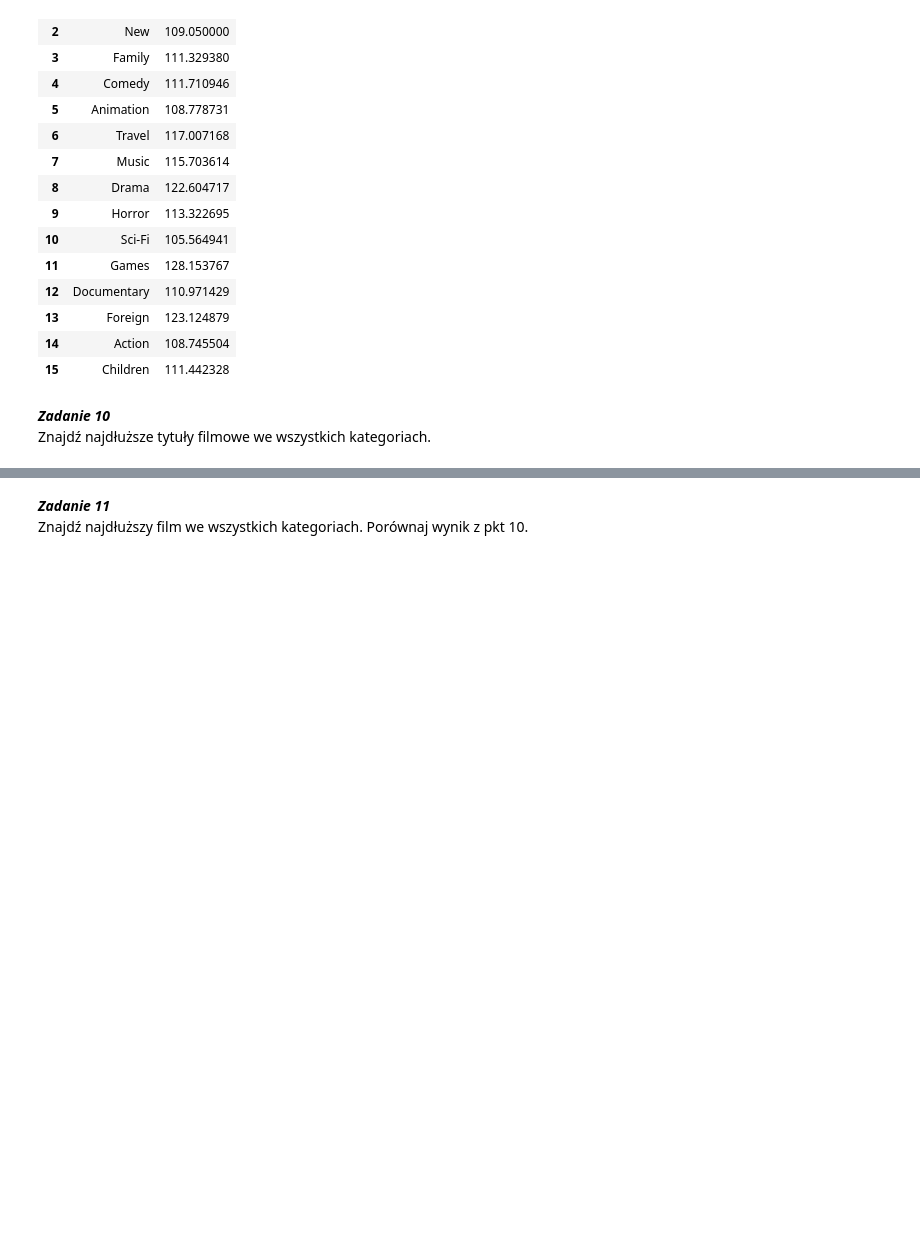
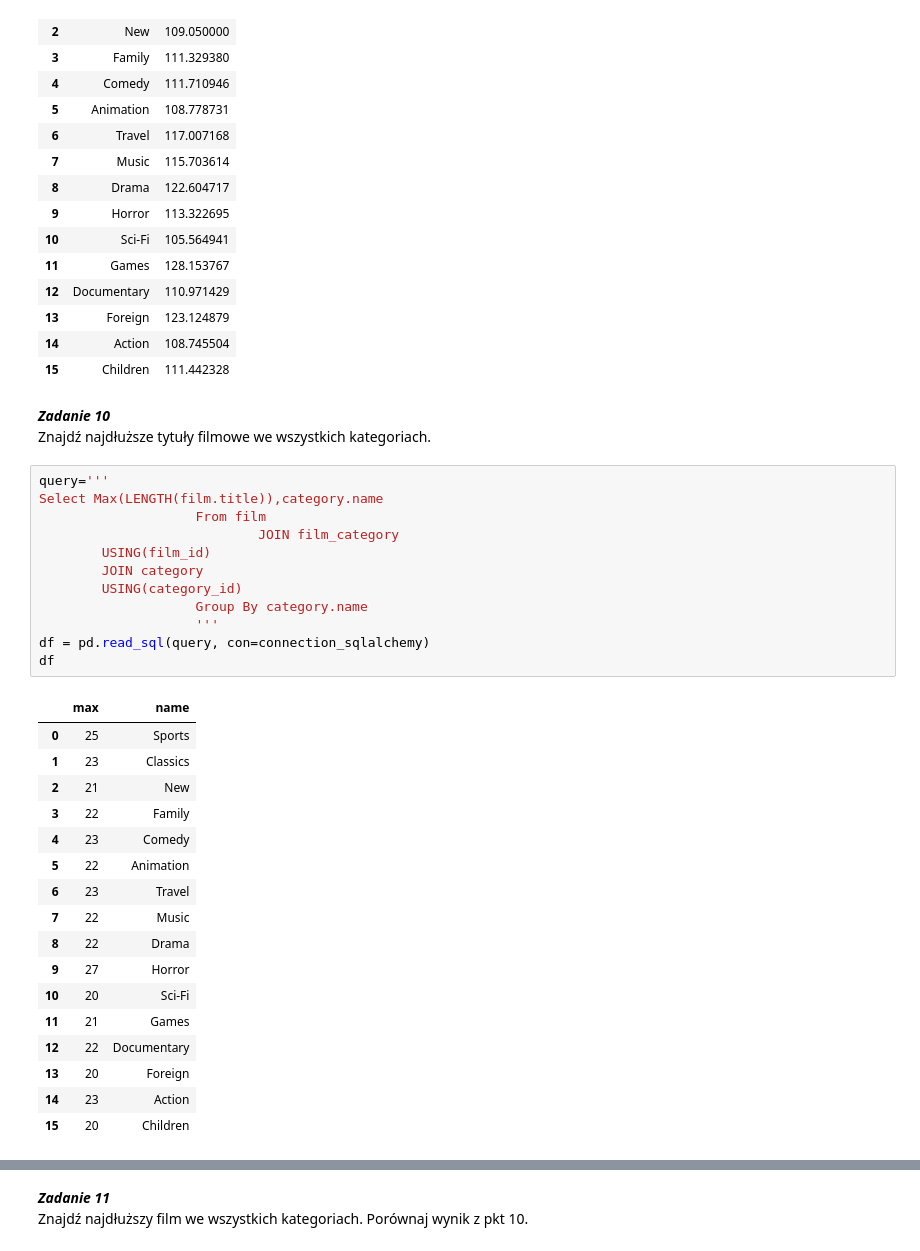
Before and after one commit to MarekBor1/AiBDlab, a Jupyter notebook: lab3/lab2_join-MarekBor1-master/raport.ipynb, the cells around one changed output, grey strips where cells are left out. Cells and saved outputs as stored; diff of their text form; blank space fills up the shorter version.

```diff
--- a/lab3/lab2_join-MarekBor1-master/raport.ipynb
+++ b/lab3/lab2_join-MarekBor1-master/raport.ipynb
@@ -529,4 +530,34 @@ df
 # %% [markdown]
 ***Zadanie 10*** <br />
 Znajdź najdłuższe tytuły filmowe we wszystkich kategoriach.
+# %%
+query='''
+Select Max(LENGTH(film.title)),category.name
+                    From film
+                            JOIN film_category
+        USING(film_id)
+        JOIN category
+        USING(category_id)
+                    Group By category.name
+                    '''
+df = pd.read_sql(query, con=connection_sqlalchemy)
+df
+# %% [output]
+|  | max | name |
+| 0 | 25 | Sports |
+| 1 | 23 | Classics |
+| 2 | 21 | New |
+| 3 | 22 | Family |
+| 4 | 23 | Comedy |
+| 5 | 22 | Animation |
+| 6 | 23 | Travel |
+| 7 | 22 | Music |
+| 8 | 22 | Drama |
+| 9 | 27 | Horror |
+| 10 | 20 | Sci-Fi |
+| 11 | 21 | Games |
+| 12 | 22 | Documentary |
+| 13 | 20 | Foreign |
+| 14 | 23 | Action |
+| 15 | 20 | Children |
 # %%
```
Also changed, not shown: parts of 5 cells of this notebook.
